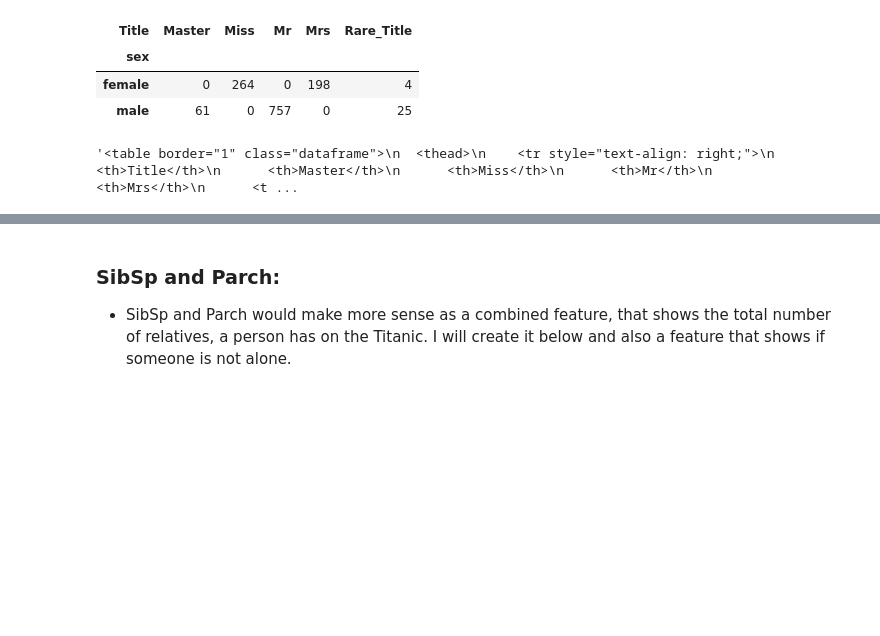
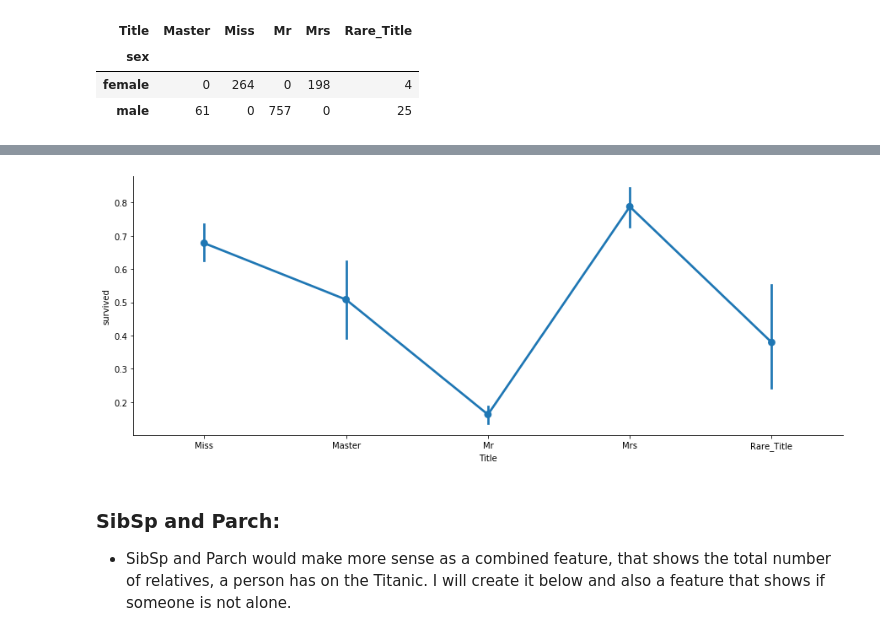
Before and after one commit to SurabhiSood/titanic-survival-machine-learning, a Jupyter notebook: models/SOT_dataProcessing.ipynb, the cells around one changed output, grey strips where cells are left out. Cells and saved outputs as stored; diff of their text form; code cells hidden in the pictures; blank space fills up the shorter version.

```diff
--- a/models/SOT_dataProcessing.ipynb
+++ b/models/SOT_dataProcessing.ipynb
@@ -103,15 +104,19 @@ Title_df
 | sex |  |  |  |  |  |
 | female | 0 | 264 | 0 | 198 | 4 |
 | male | 61 | 0 | 757 | 0 | 25 |
-# %%
-Title_df.to_html()
-# %% [output]
-'<table border="1" class="dataframe">\n  <thead>\n    <tr style="text-align: right;">\n      <th>Title</th>\n      <th>Master</th>\n      <th>Miss</th>\n      <th>Mr</th>\n      <th>Mrs</th>\n      <t ...
 # %%
 df.head(1)
 # %% [output]
 |  | passengerid | pclass | survived | name | sex | age | sibsp | parch | ticket | fare | ... |
 | 0 | 1 | 1 | 1 | Allen, Miss. Elisabeth Walton | female | 29.0 | 0 | 0 | 24160 | 211.3375 | ... |
+# %%
+ax = sns.factorplot(x='Title',y='survived', data=df , aspect = 2.5, )
+plt.savefig('../img/TitleSurvived')
+plt.show()
+
+# x ='size', y ='tip',  hue = 'sex', data = df
+# %% [output]
+[figure, added]
 # %% [markdown]
 ### SibSp and Parch:
 
```
Also changed, not shown: parts of 4 cells of this notebook, 7 other files.
